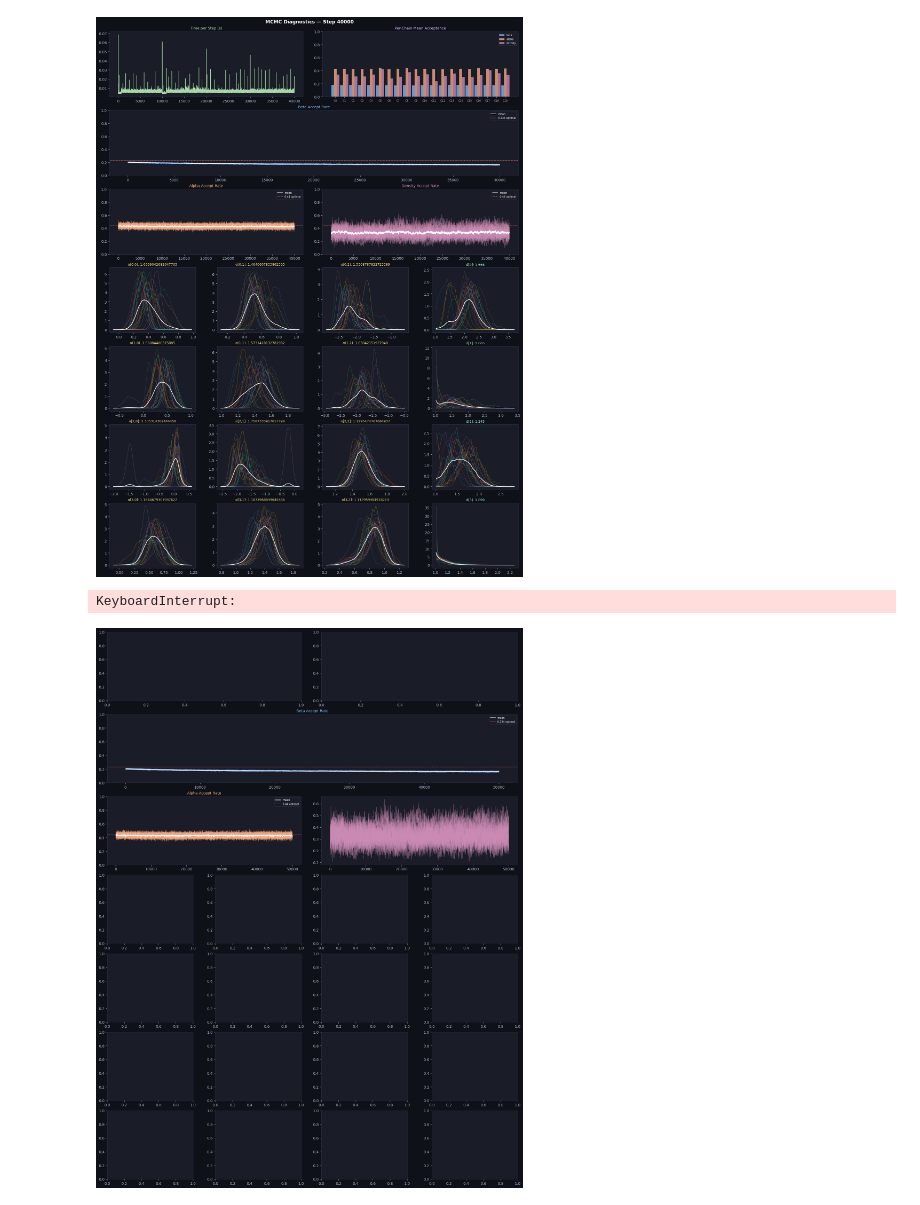
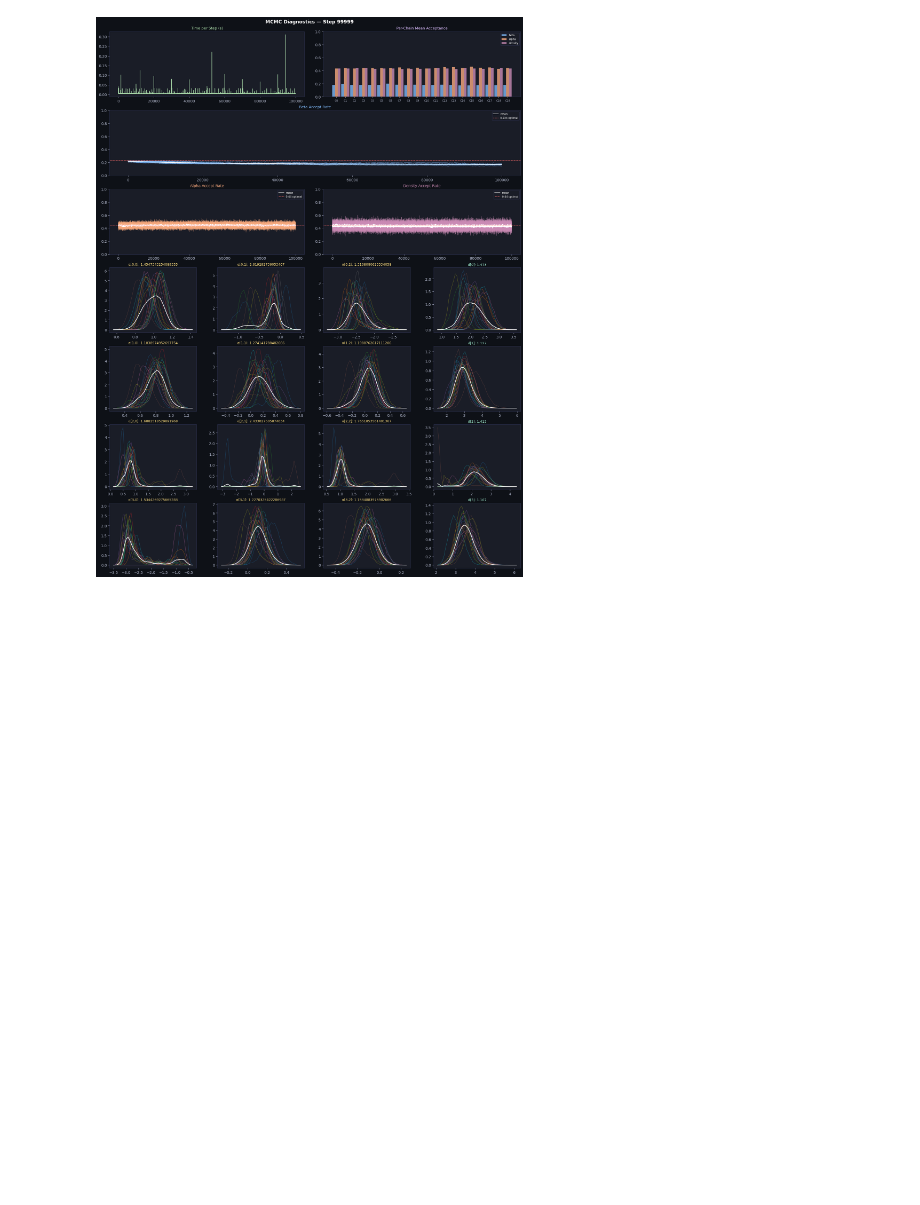
Before and after one commit to Interorm/Bayesian-Inference-MCMC, a Jupyter notebook: Benchmark.ipynb, the cells around one changed output. Drawn from its saved outputs; the diff is of its cells as text; code cells hidden in the pictures; blank space fills up the shorter version.

```diff
--- a/Benchmark.ipynb
+++ b/Benchmark.ipynb
@@ -15,7 +15,7 @@ TRUE_ALPHA = dist.Normal(
                 ).sample().to(CUDA)
 TRUE_ALPHA = torch.cat([TRUE_ALPHA, torch.zeros(R).to(CUDA)[:, None]], dim=1)
 
-TRUE_DENSITY = dist.Gamma(6, 2).sample((R,)).to(CUDA)
+TRUE_DENSITY = dist.Gamma(10, 2).sample((R,)).to(CUDA)
 
 TRUE_BETA = dist.Dirichlet(
                     concentration = TRUE_ALPHA.exp() * TRUE_DENSITY[:, None]
@@ -97,11 +97,9 @@ Group 3          0.140 (0.32)      0.356 (0.99)      0.271 (0.20)      0.232 (2.
 # %%
-from MCMC_heteroproposals import EI_MCMC
+from MCMC.MCMC_heteroproposals import EI_MCMC
 
-ALPHAS, DENSITIES = EI_MCMC(X, T, 20, 100000, 10000, 0, (0,1), (4,2), 200, 0.3, 0.2, checkpoint=10000, save_betas=False)
+ALPHAS, DENSITIES = EI_MCMC(X, T, 20, 100000, 10000, 0, (0,1), (6,2), 200, 0.3, 0.2, checkpoint=10000, save_betas=False)
 # %% [output]
-[figure, old version]
+[figure, new version]
-KeyboardInterrupt:
-[figure, removed]
 # %%
 import pickle
 
```
Also changed, not shown: parts of 2 cells of this notebook, 1 other file.
